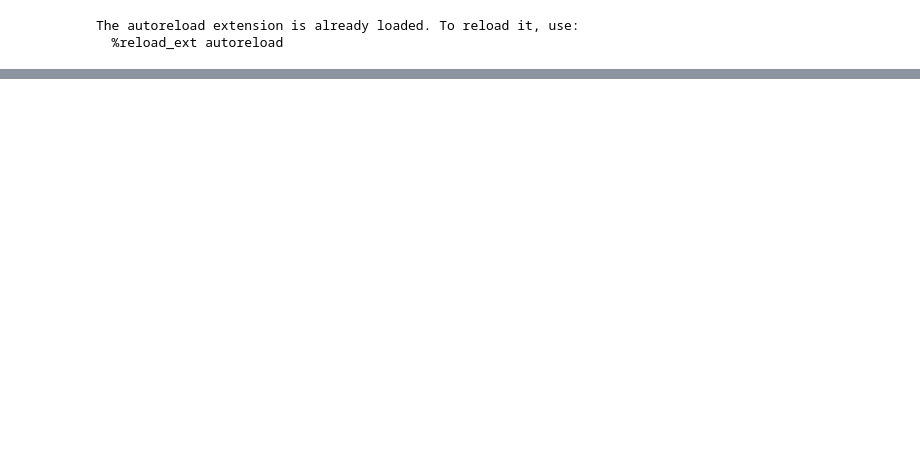
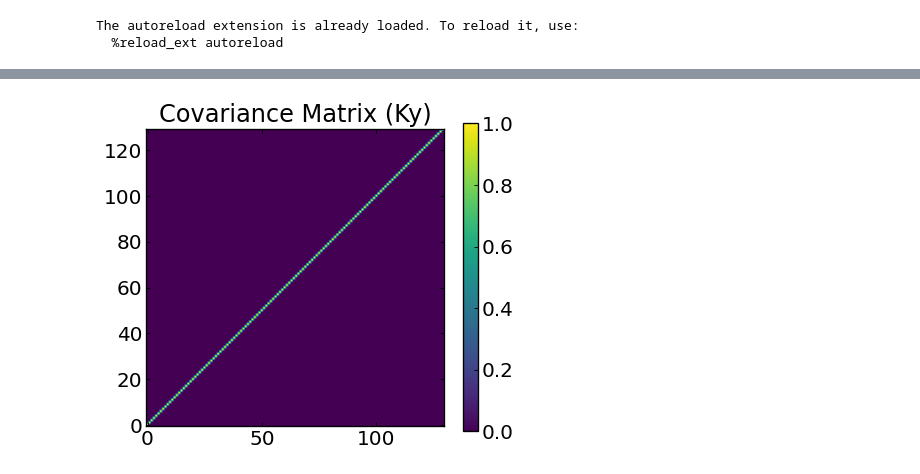
Before and after one commit to Ryoaki374/MLxAntennaDesignOptimization, a Jupyter notebook: debug/gaussian_process_debug.ipynb, the cells around one changed output, grey strips where cells are left out. Drawn from its saved outputs; the diff is of its cells as text; code cells hidden in the pictures; blank space fills up the shorter version.

```diff
--- a/debug/gaussian_process_debug.ipynb
+++ b/debug/gaussian_process_debug.ipynb
@@ -266,0 +276,92 @@ At location: x = [ 0.00517847 -0.0054713 ]
+# %%
+import numpy as np
+from scipy.optimize import minimize
+import lib_debug
+
+# -------------------- 1. Setup & Aliasing --------------------
+kernel = lib_debug.rbf_kernel
+
+# -------------------- 2. Settings --------------------
+dims = 2
+lower_bounds = [-100, -100]
+upper_bounds = [100, 100]
+
+# Initial Gamma
+current_gamma = 1.0
+noise_std = 0.0
+noise_var = noise_std ** 2
+
+n_init = 30
+n_iter = 100
+
+# Strategy Selection
+STRATEGY = "EI"
+if STRATEGY == "EI":
+    acq_func = lib_debug.expected_improvement
+    acq_params = {'xi': 0.01}
+elif STRATEGY == "LCB":
+    acq_func = lib_debug.lower_confidence_bound
+    acq_params = {'kappa': 2.0}
+else:
+    raise ValueError("Unknown strategy")
+
+print(f"--- Strategy Selected: {STRATEGY} ---")
+
+# -------------------- 3. Initialization --------------------
+X_train = lib_debug.LHSsampler(dims, n_init, lower_bounds, upper_bounds)
+y_train = lib_debug.griewank_2d(X_train).reshape(-1, 1)
+
+# NOTE: No Grid creation here anymore! (We use continuous optimization)
+
+# -------------------- 4. Bayesian Optimization Loop --------------------
+print(f"--- Starting Optimization Loop ({n_iter} iterations) ---")
+print(f"{'Iter':<5} | {'Best y':<10} | {'New y':<10} | {'Gamma':<8} | {'New x (approx)'}")
+print("-" * 75)
+
+for i in range(n_iter):
+
+    # --- Step A: Optimize Hyperparameters (Gamma) ---
+    res_hyp = minimize(
+        lib_debug.negative_log_marginal_likelihood,
+        x0=[current_gamma],
+        args=(X_train, y_train, noise_var),
+        bounds=[(0.1, 100.0)],
+        method='L-BFGS-B'
+    )
+    if res_hyp.success:
+        current_gamma = res_hyp.x[0]
+
+    # --- Step B: Fit GP (Calculate Ky_inv) ---
+    Ky_inv = lib_debug.fit_gp(kernel, X_train, current_gamma, noise_var)
+
+    # --- Step C & D: Optimize Acquisition Function (Find Next Point) ---
+    # Instead of Grid Search, we use continuous optimization (L-BFGS-B)
+    x_new, _ = lib_debug.optimize_acquisition(
+        kernel,
+        acq_func,
+        X_train, y_train, Ky_inv, current_gamma,
+        lower_bounds, upper_bounds, acq_params
+    )
+
+    # --- Step E: Evaluate True Function ---
+    y_new = lib_debug.griewank_2d(x_new.reshape(1, -1))
+
+    # --- Step F: Update Data ---
+    X_train = np.vstack([X_train, x_new])
+    y_train = np.vstack([y_train, y_new])
+
+    # Log
+    current_best = np.min(y_train)
+    print(f"{i+1:<5} | {current_best:.6f}   | {y_new.item():.6f}   | {current_gamma:.4f}   | [{x_new[0]:.2f}, {x_new[1]:.2f}]")
+
+# -------------------- 5. Final Result & Visualization --------------------
+best_idx_final = np.argmin(y_train)
+print("-" * 75)
+print(f"Optimization Finished.")
+print(f"Global Best Found: y = {y_train[best_idx_final].item():.6f}")
+print(f"At location: x = {X_train[best_idx_final]}")
+
+# Final Covariance Plot
+K_final = kernel(X_train, X_train, current_gamma)
+lib_debug.plot_covariance_matrix(K_final)
+# %% [output]
@@ -266,0 +385 @@ At location: x = [ 0.00517847 -0.0054713 ]
+[figure, added]
```
Also changed, not shown: parts of 6 cells of this notebook, 3 other files.
